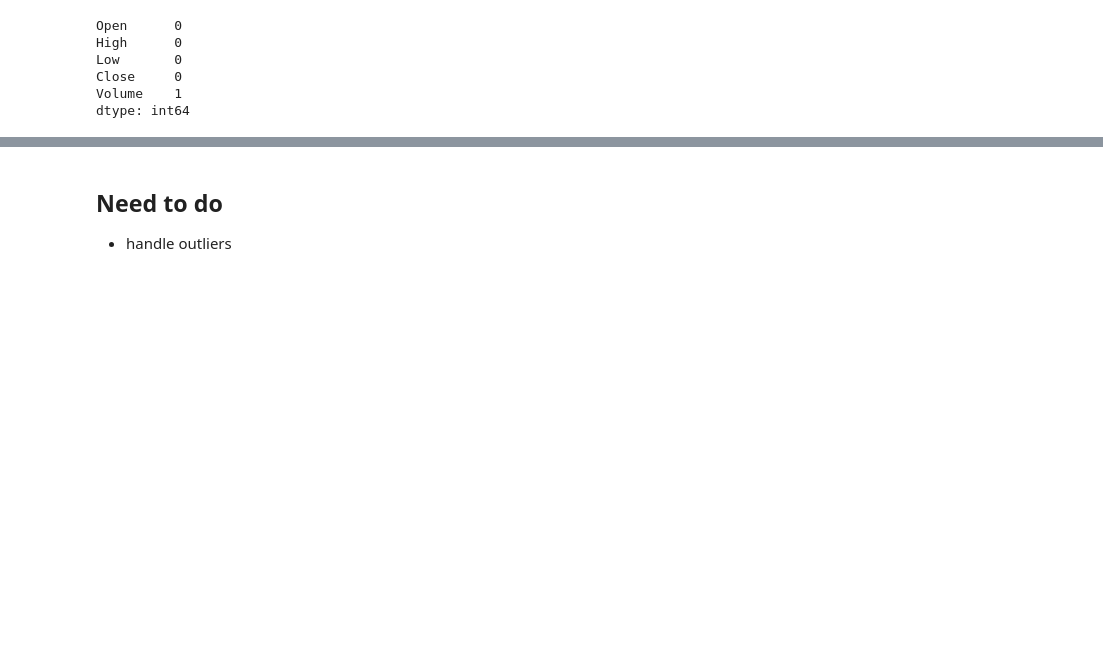
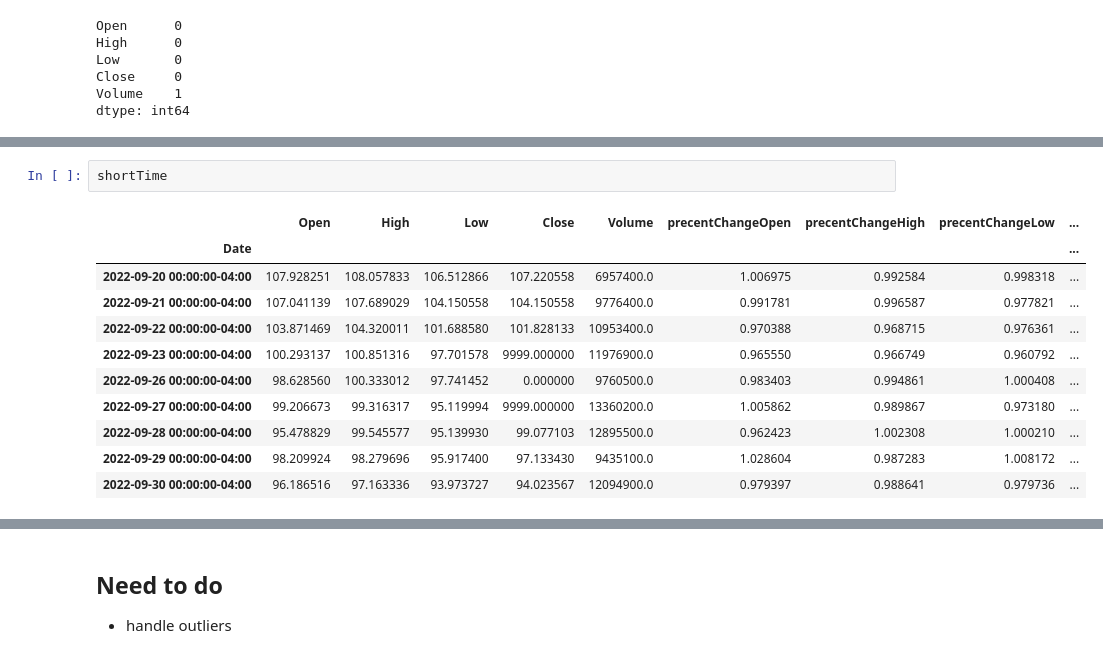
Before and after one commit to HillelCharbit/Trading-Algorithm-Project---google-trends, a Jupyter notebook: tom_jupyter_notebook.ipynb, the cells around one changed output, grey strips where cells are left out. Saved outputs shown, nothing was run; the diff lists cells and outputs as text; blank space fills up the shorter version.

```diff
--- a/tom_jupyter_notebook.ipynb
+++ b/tom_jupyter_notebook.ipynb
@@ -83,0 +95,14 @@ df
+# %%
+shortTime
+# %% [output]
+|  | Open | High | Low | Close | Volume | precentChangeOpen | precentChangeHigh | precentChangeLow | ... |
+| Date |  |  |  |  |  |  |  |  | ... |
+| 2022-09-20 00:00:00-04:00 | 107.928251 | 108.057833 | 106.512866 | 107.220558 | 6957400.0 | 1.006975 | 0.992584 | 0.998318 | ... |
+| 2022-09-21 00:00:00-04:00 | 107.041139 | 107.689029 | 104.150558 | 104.150558 | 9776400.0 | 0.991781 | 0.996587 | 0.977821 | ... |
+| 2022-09-22 00:00:00-04:00 | 103.871469 | 104.320011 | 101.688580 | 101.828133 | 10953400.0 | 0.970388 | 0.968715 | 0.976361 | ... |
+| 2022-09-23 00:00:00-04:00 | 100.293137 | 100.851316 | 97.701578 | 9999.000000 | 11976900.0 | 0.965550 | 0.966749 | 0.960792 | ... |
+| 2022-09-26 00:00:00-04:00 | 98.628560 | 100.333012 | 97.741452 | 0.000000 | 9760500.0 | 0.983403 | 0.994861 | 1.000408 | ... |
+| 2022-09-27 00:00:00-04:00 | 99.206673 | 99.316317 | 95.119994 | 9999.000000 | 13360200.0 | 1.005862 | 0.989867 | 0.973180 | ... |
+| 2022-09-28 00:00:00-04:00 | 95.478829 | 99.545577 | 95.139930 | 99.077103 | 12895500.0 | 0.962423 | 1.002308 | 1.000210 | ... |
+| 2022-09-29 00:00:00-04:00 | 98.209924 | 98.279696 | 95.917400 | 97.133430 | 9435100.0 | 1.028604 | 0.987283 | 1.008172 | ... |
+| 2022-09-30 00:00:00-04:00 | 96.186516 | 97.163336 | 93.973727 | 94.023567 | 12094900.0 | 0.979397 | 0.988641 | 0.979736 | ... |
```
Also changed, not shown: parts of 12 cells of this notebook.
